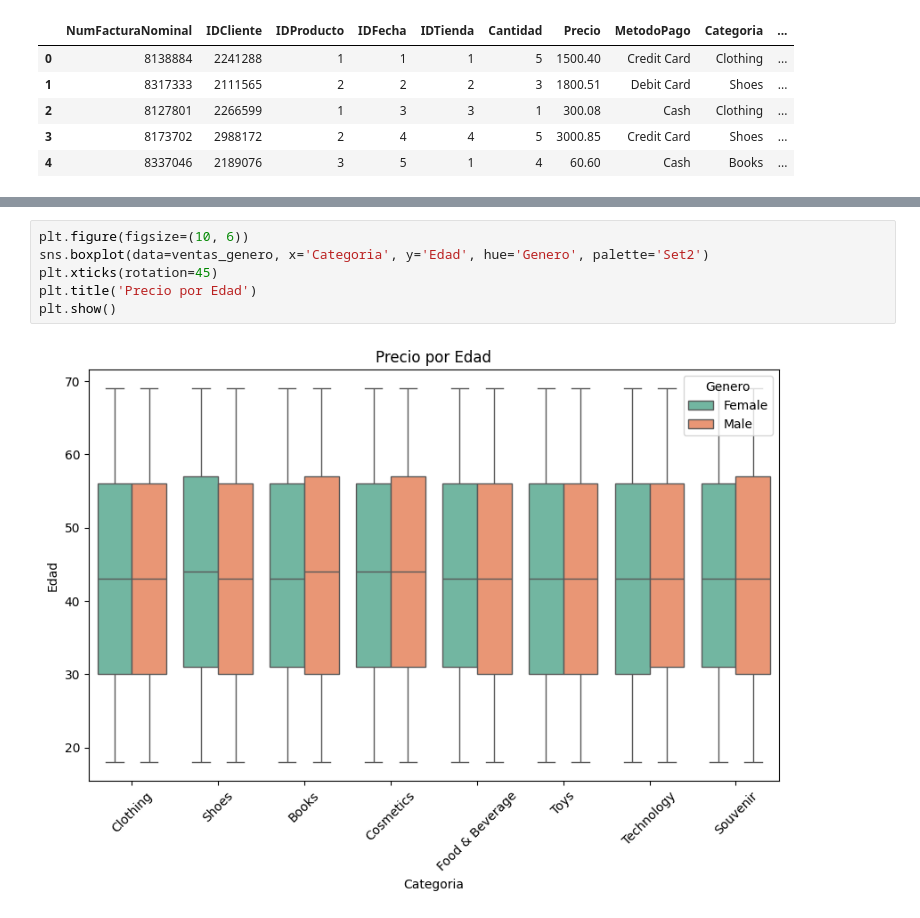
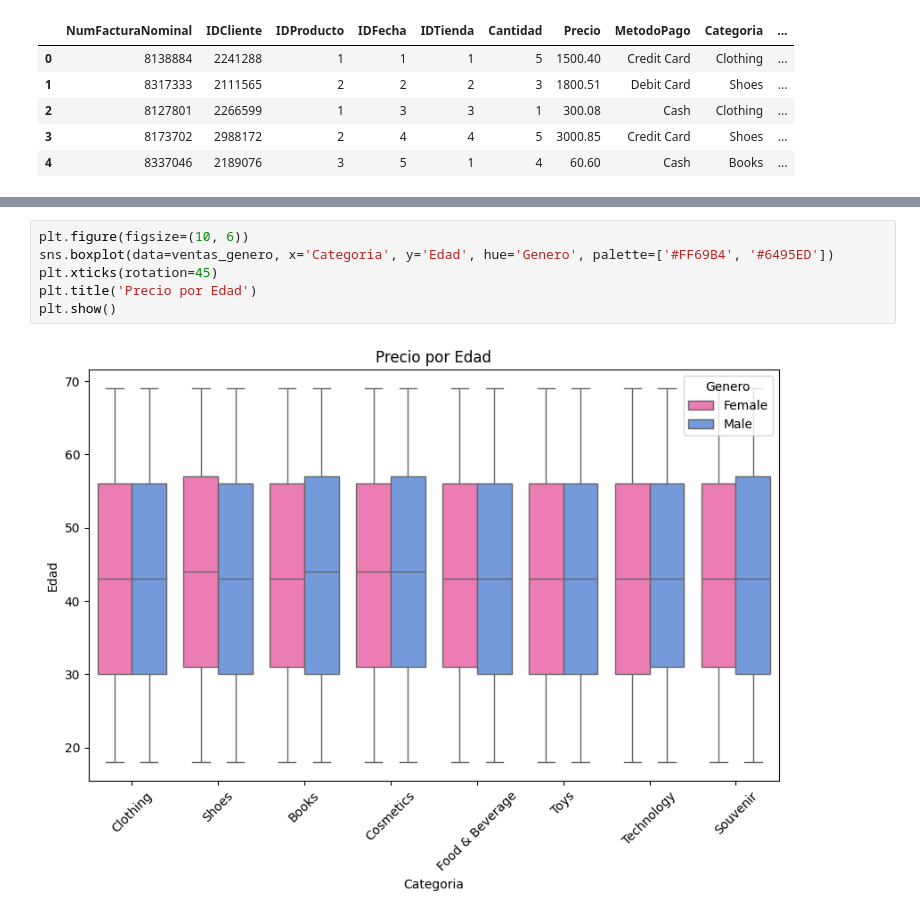
Before and after one commit to juancursed/ProyectoCienciaDatos, a Jupyter notebook: proyecto.ipynb, the cells around one changed output, grey strips where cells are left out. Saved outputs shown, nothing was run; the diff lists cells and outputs as text.

```diff
--- a/proyecto.ipynb
+++ b/proyecto.ipynb
@@ -255,11 +282,11 @@ plt.show()
 # %%
 plt.figure(figsize=(10, 6))
-sns.boxplot(data=ventas_genero, x='Categoria', y='Edad', hue='Genero', palette='Set2')
+sns.boxplot(data=ventas_genero, x='Categoria', y='Edad', hue='Genero', palette=['#FF69B4', '#6495ED'])
 plt.xticks(rotation=45)
 plt.title('Precio por Edad')
 plt.show()
 # %% [output]
-[figure, old version]
+[figure, new version]
 # %%
 #------------CANTIDAD DE OPERACIONES SEGUN EL METODO DE PAGO----------------
 ventasAgrupadas = Ventas.groupby('MetodoPago')
```
Also changed, not shown: parts of 4 cells of this notebook.
